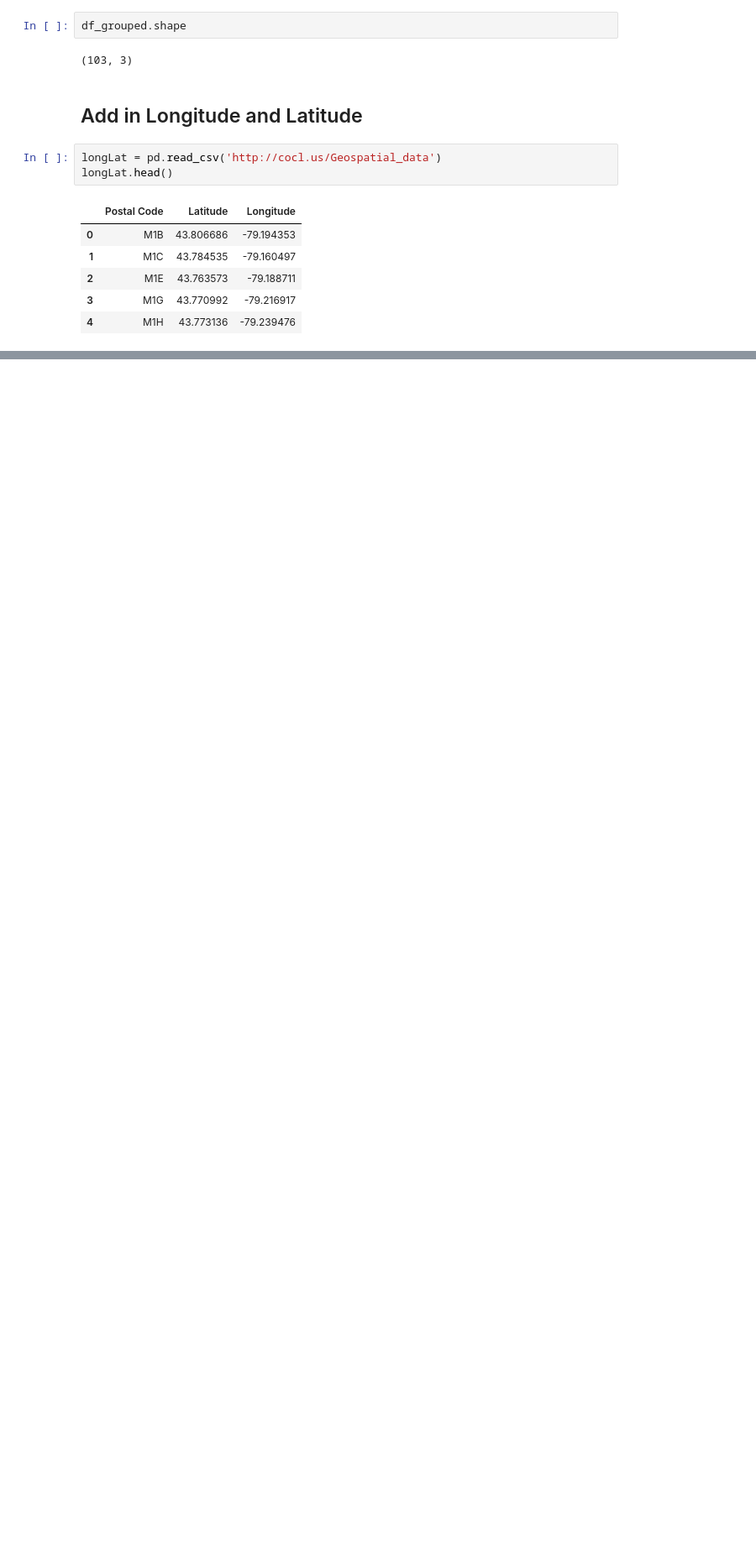
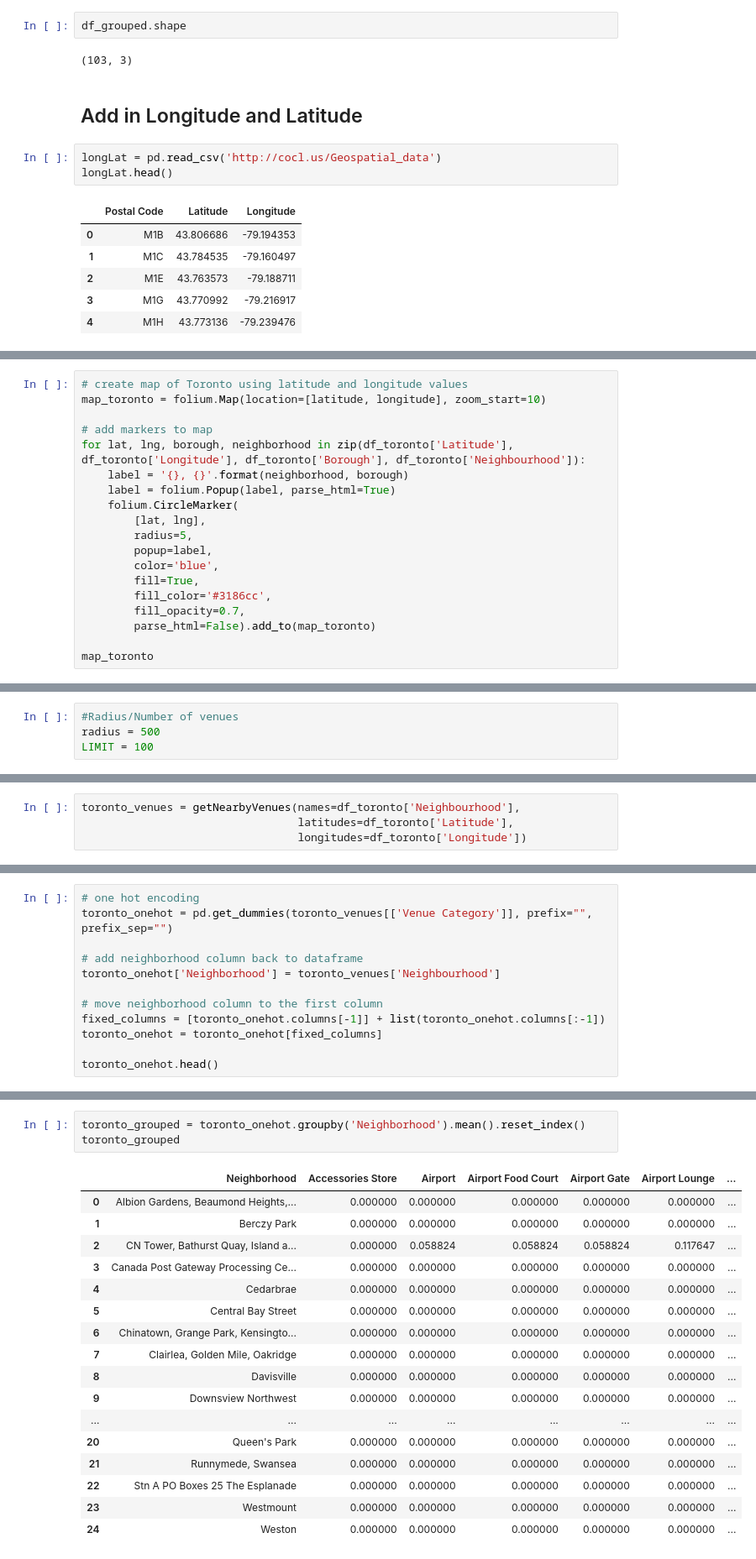
Before and after one commit to amendenhall137/ML_Capstone_Coursera, a Jupyter notebook: Coursera_Capstone.ipynb, the cells around one changed output, grey strips where cells are left out. Shown at 84% size. Cells and saved outputs as stored; diff of their text form; blank space fills up the shorter version.

```diff
--- a/Coursera_Capstone.ipynb
+++ b/Coursera_Capstone.ipynb
@@ -113,0 +164,19 @@ df_plusll.head()
+# %%
+# create map of Toronto using latitude and longitude values
+map_toronto = folium.Map(location=[latitude, longitude], zoom_start=10)
+
+# add markers to map
+for lat, lng, borough, neighborhood in zip(df_toronto['Latitude'], df_toronto['Longitude'], df_toronto['Borough'], df_toronto['Neighbourhood']):
+    label = '{}, {}'.format(neighborhood, borough)
+    label = folium.Popup(label, parse_html=True)
+    folium.CircleMarker(
+        [lat, lng],
+        radius=5,
+        popup=label,
+        color='blue',
+        fill=True,
+        fill_color='#3186cc',
+        fill_opacity=0.7,
+        parse_html=False).add_to(map_toronto)
+
+map_toronto
@@ -113,0 +187,4 @@ df_plusll.head()
+# %%
+#Radius/Number of venues
+radius = 500
+LIMIT = 100
@@ -113,0 +231,4 @@ df_plusll.head()
+# %%
+toronto_venues = getNearbyVenues(names=df_toronto['Neighbourhood'],
+                                 latitudes=df_toronto['Latitude'],
+                                 longitudes=df_toronto['Longitude'])
@@ -113,0 +290,12 @@ df_plusll.head()
+# %%
+# one hot encoding
+toronto_onehot = pd.get_dummies(toronto_venues[['Venue Category']], prefix="", prefix_sep="")
+
+# add neighborhood column back to dataframe
+toronto_onehot['Neighborhood'] = toronto_venues['Neighbourhood']
+
+# move neighborhood column to the first column
+fixed_columns = [toronto_onehot.columns[-1]] + list(toronto_onehot.columns[:-1])
+toronto_onehot = toronto_onehot[fixed_columns]
+
+toronto_onehot.head()
@@ -113,0 +315,21 @@ df_plusll.head()
+# %%
+toronto_grouped = toronto_onehot.groupby('Neighborhood').mean().reset_index()
+toronto_grouped
+# %% [output]
+|  | Neighborhood | Accessories Store | Airport | Airport Food Court | Airport Gate | Airport Lounge | ... |
+| 0 | Albion Gardens, Beaumond Heights,... | 0.000000 | 0.000000 | 0.000000 | 0.000000 | 0.000000 | ... |
+| 1 | Berczy Park | 0.000000 | 0.000000 | 0.000000 | 0.000000 | 0.000000 | ... |
+| 2 | CN Tower, Bathurst Quay, Island a... | 0.000000 | 0.058824 | 0.058824 | 0.058824 | 0.117647 | ... |
+| 3 | Canada Post Gateway Processing Ce... | 0.000000 | 0.000000 | 0.000000 | 0.000000 | 0.000000 | ... |
+| 4 | Cedarbrae | 0.000000 | 0.000000 | 0.000000 | 0.000000 | 0.000000 | ... |
+| 5 | Central Bay Street | 0.000000 | 0.000000 | 0.000000 | 0.000000 | 0.000000 | ... |
+| 6 | Chinatown, Grange Park, Kensingto... | 0.000000 | 0.000000 | 0.000000 | 0.000000 | 0.000000 | ... |
+| 7 | Clairlea, Golden Mile, Oakridge | 0.000000 | 0.000000 | 0.000000 | 0.000000 | 0.000000 | ... |
+| 8 | Davisville | 0.000000 | 0.000000 | 0.000000 | 0.000000 | 0.000000 | ... |
+| 9 | Downsview Northwest | 0.000000 | 0.000000 | 0.000000 | 0.000000 | 0.000000 | ... |
+| ... | ... | ... | ... | ... | ... | ... | ... |
+| 20 | Queen's Park | 0.000000 | 0.000000 | 0.000000 | 0.000000 | 0.000000 | ... |
+| 21 | Runnymede, Swansea | 0.000000 | 0.000000 | 0.000000 | 0.000000 | 0.000000 | ... |
+| 22 | Stn A PO Boxes 25 The Esplanade | 0.000000 | 0.000000 | 0.000000 | 0.000000 | 0.000000 | ... |
+| 23 | Westmount | 0.000000 | 0.000000 | 0.000000 | 0.000000 | 0.000000 | ... |
+| 24 | Weston | 0.000000 | 0.000000 | 0.000000 | 0.000000 | 0.000000 | ... |
```
Also changed, not shown: parts of 28 cells of this notebook.
